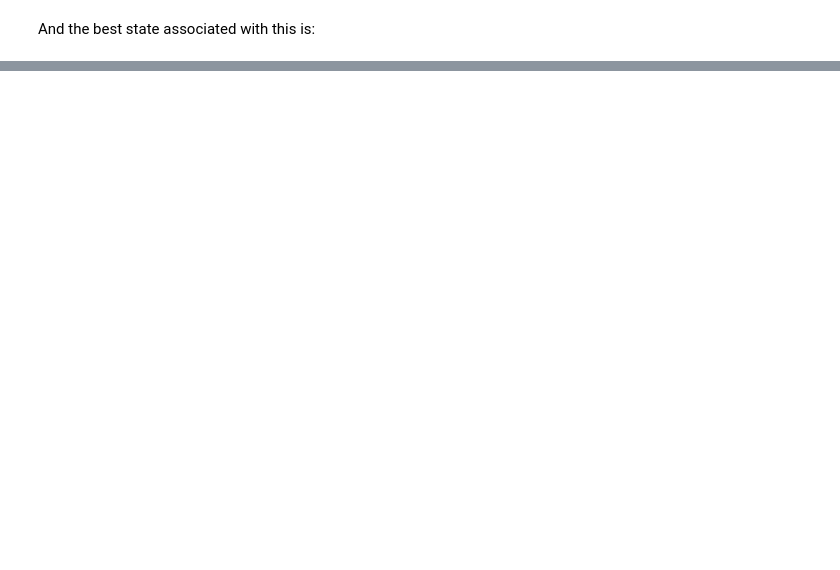
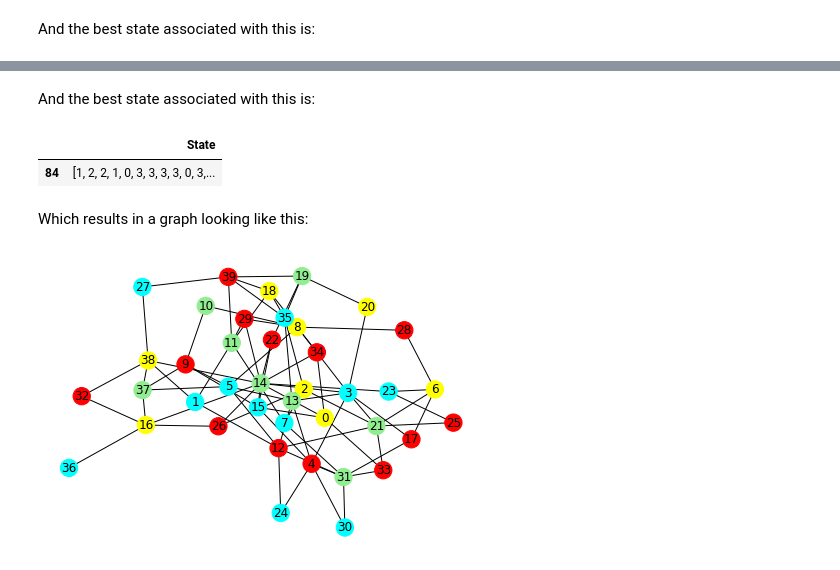
Before and after one commit to zerolinux5/mlrose-ky, a Jupyter notebook: problem_examples.ipynb, the cells around one changed output, grey strips where cells are left out. Cells and saved outputs as stored; diff of their text form; code cells hidden in the pictures; blank space fills up the shorter version.

```diff
--- a/problem_examples.ipynb
+++ b/problem_examples.ipynb
@@ -159,0 +226,5 @@ print(best_state)
+# %%
+best_fitness = df_run_curves['Fitness'].min()
+best_runs = df_run_curves[df_run_curves['Fitness'] == best_fitness]
+
+HTML(best_runs.to_html())
@@ -159,0 +247,4 @@ print(best_state)
+# %%
+minimum_evaluations = best_runs['FEvals'].min()
+
+best_curve_run = best_runs[best_runs['FEvals'] == minimum_evaluations]
@@ -159,0 +260,4 @@ print(best_state)
+# %%
+best_mr = best_curve_run['Mutation Rate'].iloc()[0]
+best_pop_size = best_curve_run['Population Size'].iloc()[0]
+print(f'Best Mutation Rate: {best_mr}, best Population Size: {best_pop_size}')
@@ -159,0 +274,3 @@ print(best_state)
+# %%
+run_stats_best_run = df_run_stats[(df_run_stats['Mutation Rate'] == best_mr) & (df_run_stats['Population Size'] == best_pop_size)]
+HTML(run_stats_best_run[['Iteration', 'Fitness', 'FEvals', 'Time']].to_html())
@@ -159,0 +291,22 @@ print(best_state)
+# %% [markdown]
+And the best state associated with this is:
+# %%
+best_state = run_stats_best_run[['State']][:1]
+HTML(best_state.to_html())
+# %% [output]
+|  | State |
+| 84 | [1, 2, 2, 1, 0, 3, 3, 3, 3, 0, 3,... |
+# %% [markdown]
+Which results in a graph looking like this:
+# %%
+color_indexes = literal_eval(run_stats_best_run['State'].tail(1).values[0])
+
+colors = ['red', 'lightgreen', 'yellow', 'cyan']
+node_color_map = [colors[color_indexes[n]] for n in problem.source_graph.nodes]
+
+nx.draw(problem.source_graph,
+        pos=nx.spring_layout(problem.source_graph, seed = 3),
+        with_labels=True,
+        node_color=node_color_map)
+# %% [output]
+[figure, added]
```
Also changed, not shown: parts of 32 cells of this notebook, 12 other files.
